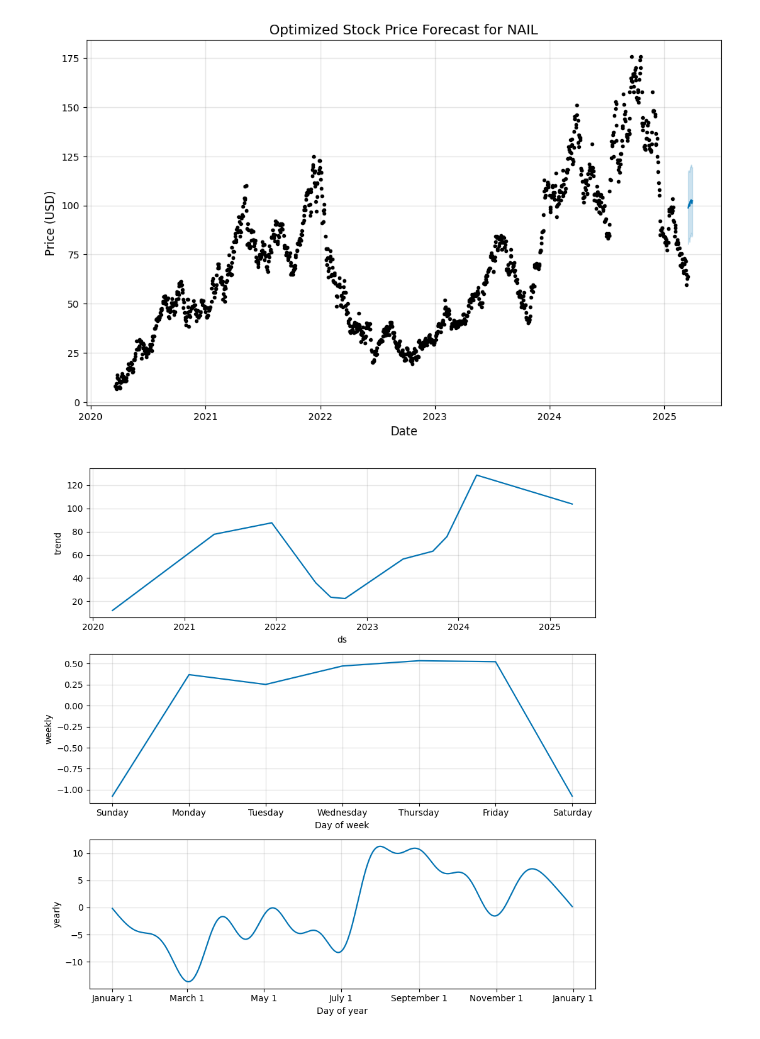
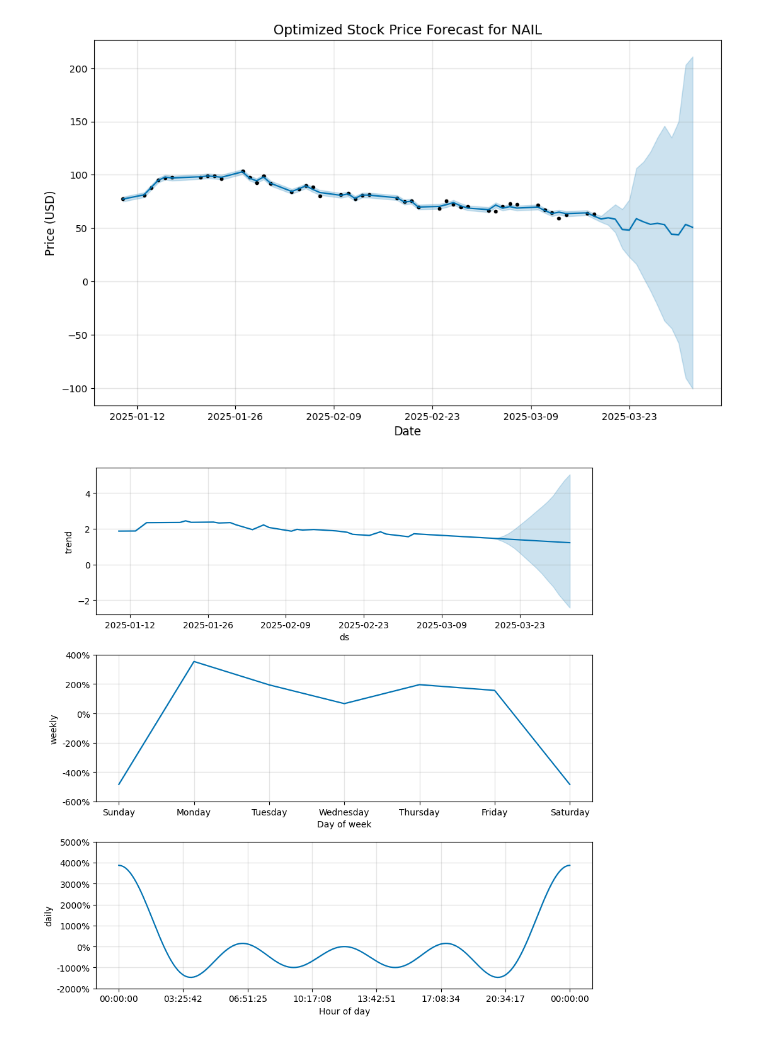
Before and after one commit to ddemand/python_stock_analysis, a Jupyter notebook: stock_analysis.ipynb, the cells around one changed output. Drawn from its saved outputs; the diff is of its cells as text; code cells hidden in the pictures.

Commit message:
Clean forecast update

```diff
--- a/stock_analysis.ipynb
+++ b/stock_analysis.ipynb
@@ -123,9 +123,10 @@ display(current_df.tail(3))
 # ====== Initialize and fit the Prophet model
 model = Prophet(
     daily_seasonality=True,
-    yearly_seasonality=True,
+    yearly_seasonality=False,  # Disable yearly seasonality (short time frame)
     weekly_seasonality=True,
-    changepoint_prior_scale=0.05  # Adjusts trend flexibility
+    changepoint_prior_scale=0.5,  # Increase flexibility for trend changes
+    seasonality_mode='multiplicative'  # Better for stock price volatility
 )
 model.fit(current_df)
 # %% [output]
@@ -194,17 +196,0 @@ display(forecast[['ds', 'trend', 'yhat', 'yhat_lower', 'yhat_upper']].tail(horiz
-# %%
-# ====== Optimized Prophet Model
-model = Prophet(
-    # daily_seasonality=False,  # Disable daily seasonality
-    # weekly_seasonality=True,
-    # yearly_seasonality=True,
-    changepoint_prior_scale=0.1,  # Increase trend flexibility
-    seasonality_prior_scale=1.0   # Reduce seasonality strength
-)
-
-# Add logistic growth with bounds (assuming realistic range based on data)
-# df['cap'] = 150  # Upper bound based on historical max
-# df['floor'] = 5   # Lower bound based on historical min
-# model.growth = 'logistic' # Requires the cap & floor when used
-
-# Fit the model
-model.fit(df)
@@ -237,4 +196,0 @@ display(future.tail(horizon))
-# %%
-# ====== Generate forecast
-forecast = model.predict(future)
-display(forecast.tail(horizon))
@@ -278,16 +197,16 @@ Forecast for the next 14 days:
 # %%
 # ====== Plot forecast
-fig1 = model.plot(forecast[['ds', 'trend', 'yhat', 'yhat_lower', 'yhat_upper']].tail(horizon))
+fig1 = model.plot(forecast[['ds', 'trend', 'yhat', 'yhat_lower', 'yhat_upper']])
 plt.title(f'Optimized Stock Price Forecast for {ticker}', fontsize=14)
 plt.xlabel('Date', fontsize=12)
 plt.ylabel('Price (USD)', fontsize=12)
 plt.grid(True)
 plt.show()
 # %% [output]
-[figure, old version]
+[figure, new version]
 # %%
 # ====== Plot components
 fig2 = model.plot_components(forecast)
 plt.show()
 # %% [output]
-[figure, old version]
+[figure, new version]
```
Also changed, not shown: parts of 13 cells of this notebook.
